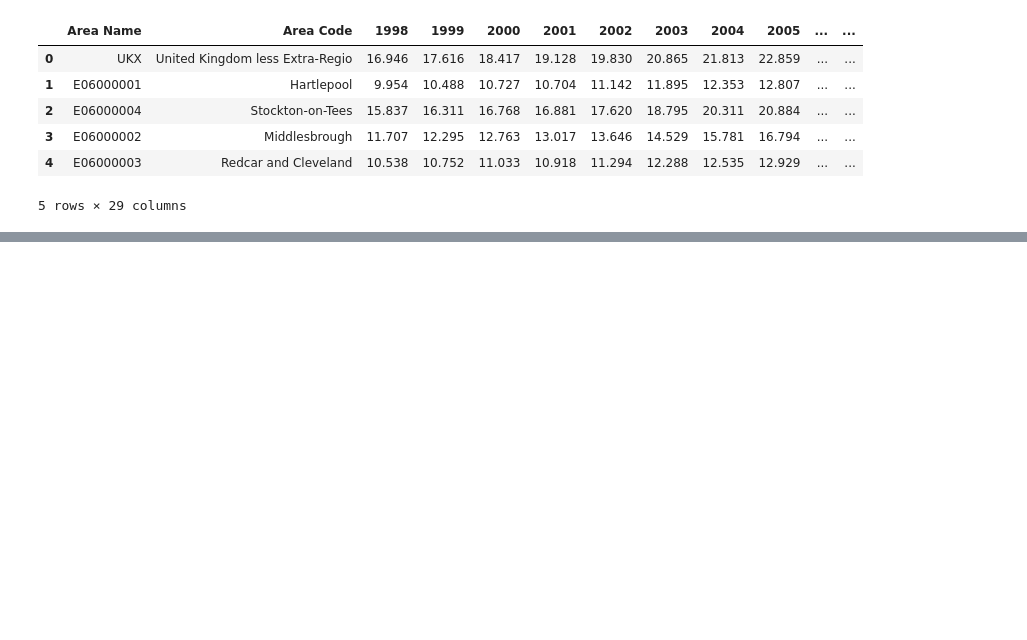
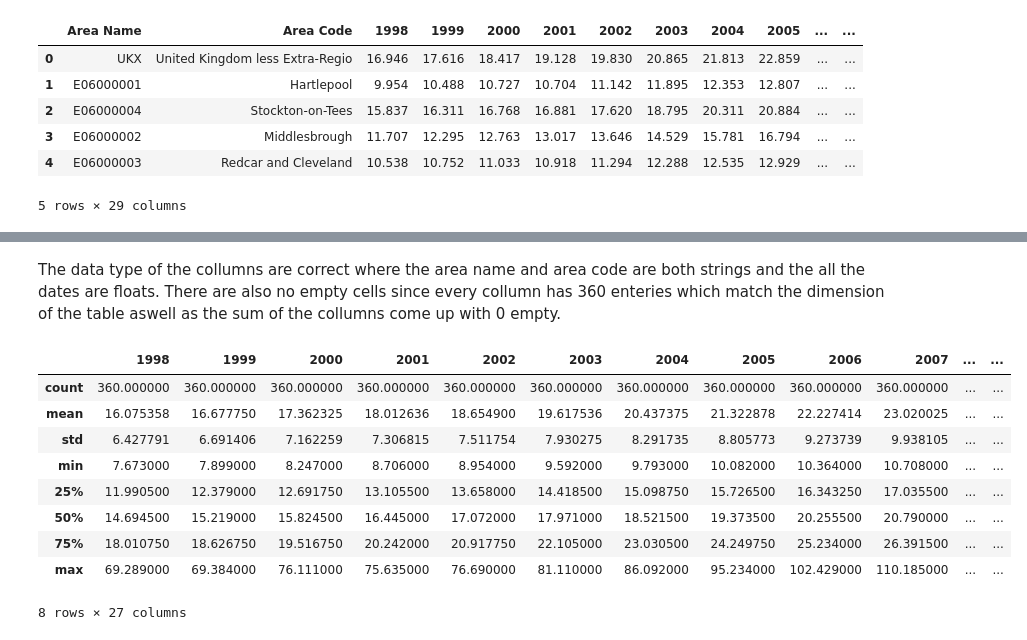
Before and after one commit to isaacchan-hash/basecamp-team-37, a Jupyter notebook: cleaning.ipynb, the cells around one changed output, grey strips where cells are left out. Drawn from its saved outputs; the diff is of its cells as text; code cells hidden in the pictures; blank space fills up the shorter version.

```diff
--- a/cleaning.ipynb
+++ b/cleaning.ipynb
@@ -19,0 +63,15 @@ gdp.head()
+# %% [markdown]
+The data type of the collumns are correct where the area name and area code are both strings and the all the dates are floats. There are also no empty cells since every collumn has 360 enteries which match the dimension of the table aswell as the sum of the collumns come up with 0 empty.
+# %%
+gdp.describe()
+# %% [output]
+|  | 1998 | 1999 | 2000 | 2001 | 2002 | 2003 | 2004 | 2005 | 2006 | 2007 | ... | ... |
+| count | 360.000000 | 360.000000 | 360.000000 | 360.000000 | 360.000000 | 360.000000 | 360.000000 | 360.000000 | 360.000000 | 360.000000 | ... | ... |
+| mean | 16.075358 | 16.677750 | 17.362325 | 18.012636 | 18.654900 | 19.617536 | 20.437375 | 21.322878 | 22.227414 | 23.020025 | ... | ... |
+| std | 6.427791 | 6.691406 | 7.162259 | 7.306815 | 7.511754 | 7.930275 | 8.291735 | 8.805773 | 9.273739 | 9.938105 | ... | ... |
+| min | 7.673000 | 7.899000 | 8.247000 | 8.706000 | 8.954000 | 9.592000 | 9.793000 | 10.082000 | 10.364000 | 10.708000 | ... | ... |
+| 25% | 11.990500 | 12.379000 | 12.691750 | 13.105500 | 13.658000 | 14.418500 | 15.098750 | 15.726500 | 16.343250 | 17.035500 | ... | ... |
+| 50% | 14.694500 | 15.219000 | 15.824500 | 16.445000 | 17.072000 | 17.971000 | 18.521500 | 19.373500 | 20.255500 | 20.790000 | ... | ... |
+| 75% | 18.010750 | 18.626750 | 19.516750 | 20.242000 | 20.917750 | 22.105000 | 23.030500 | 24.249750 | 25.234000 | 26.391500 | ... | ... |
+| max | 69.289000 | 69.384000 | 76.111000 | 75.635000 | 76.690000 | 81.110000 | 86.092000 | 95.234000 | 102.429000 | 110.185000 | ... | ... |
+8 rows × 27 columns
```
Also changed, not shown: parts of 5 cells of this notebook.
